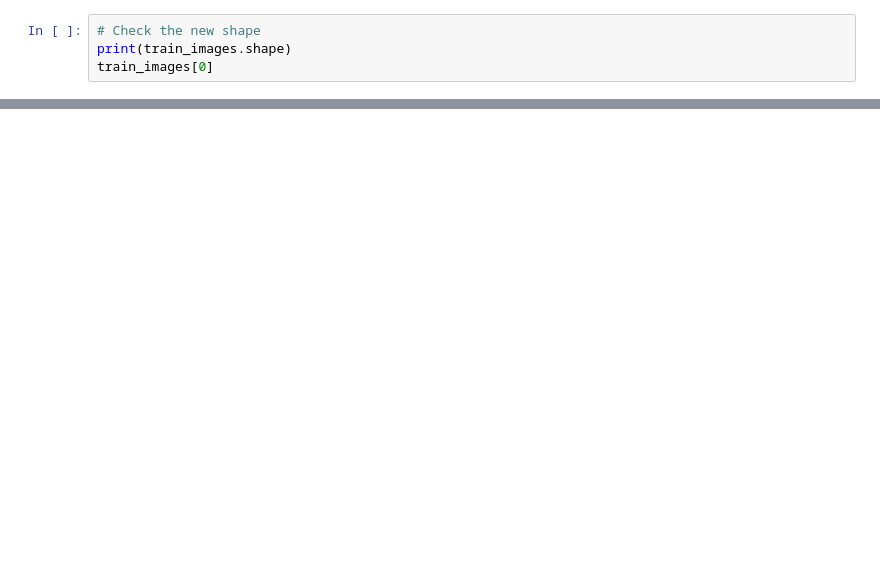
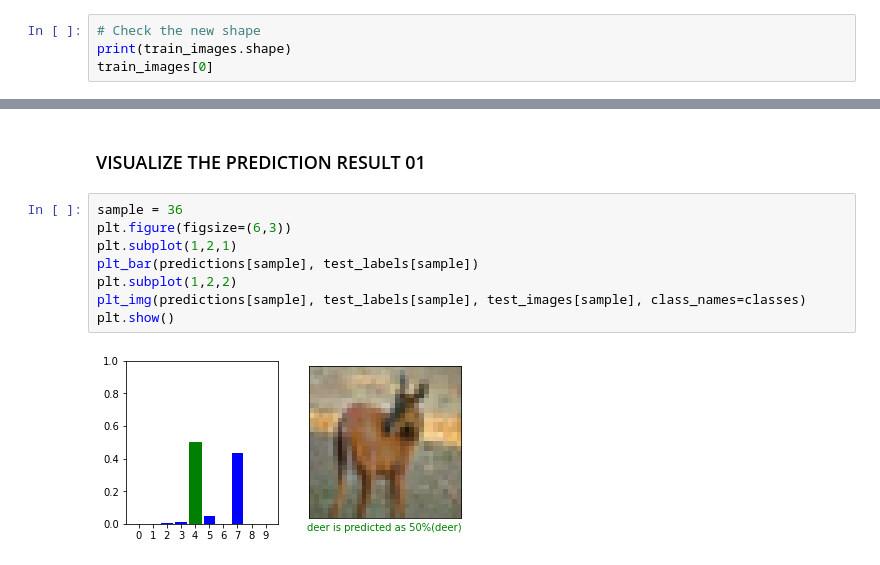
Before and after one commit to AbuAlkebash/Deep-Learning, a Jupyter notebook: Image_classification_using_CNN_CIFAR10_dataset.ipynb, the cells around one changed output, grey strips where cells are left out. Saved outputs shown, nothing was run; the diff lists cells and outputs as text; blank space fills up the shorter version.

```diff
--- a/Image_classification_using_CNN_CIFAR10_dataset.ipynb
+++ b/Image_classification_using_CNN_CIFAR10_dataset.ipynb
@@ -291,0 +273,12 @@ plt.show()
+# %% [markdown]
+### VISUALIZE THE PREDICTION RESULT 01
+# %%
+sample = 36
+plt.figure(figsize=(6,3))
+plt.subplot(1,2,1)
+plt_bar(predictions[sample], test_labels[sample])
+plt.subplot(1,2,2)
+plt_img(predictions[sample], test_labels[sample], test_images[sample], class_names=classes)
+plt.show()
+# %% [output]
+[figure, added]
```
Also changed, not shown: parts of 57 cells of this notebook.
